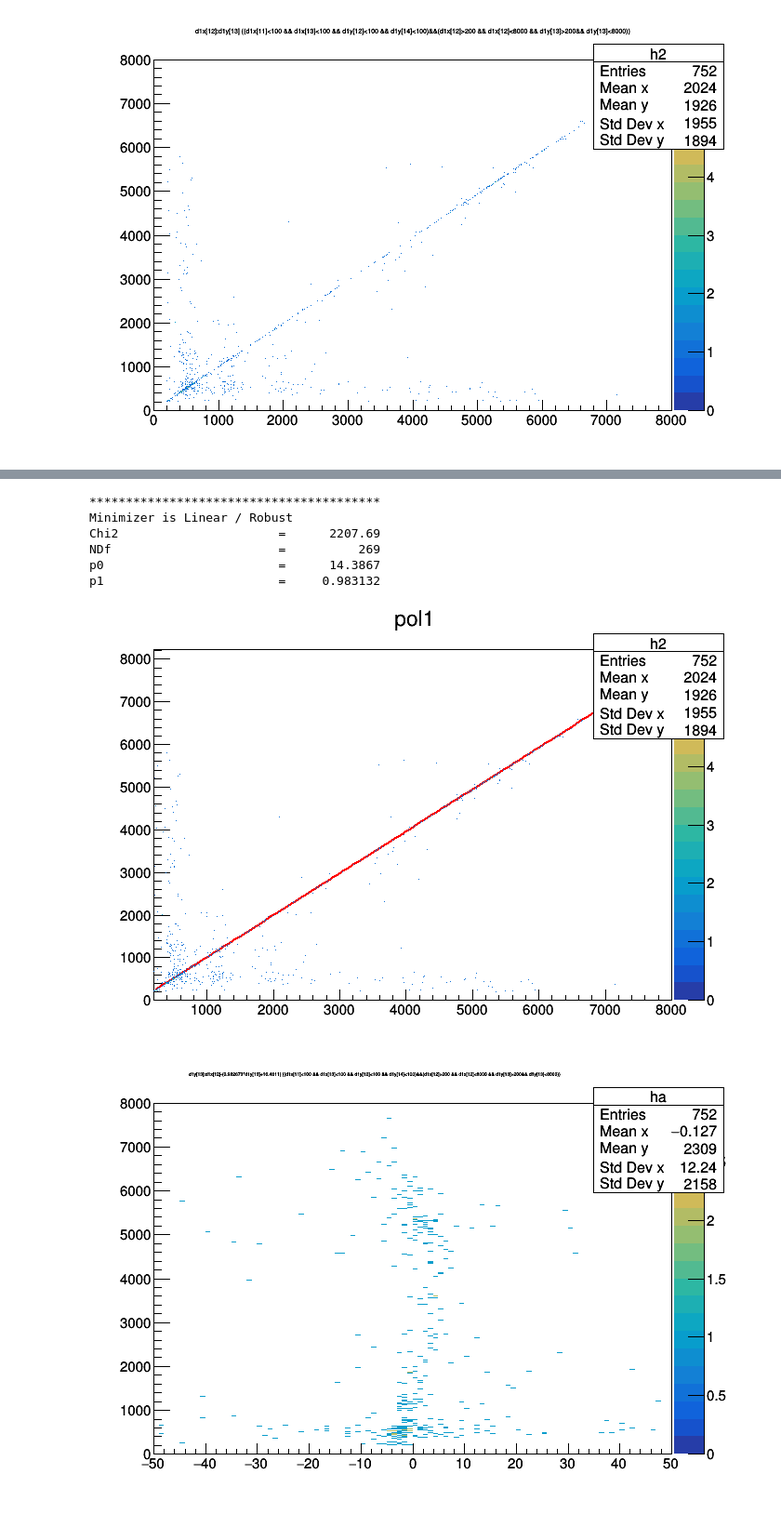
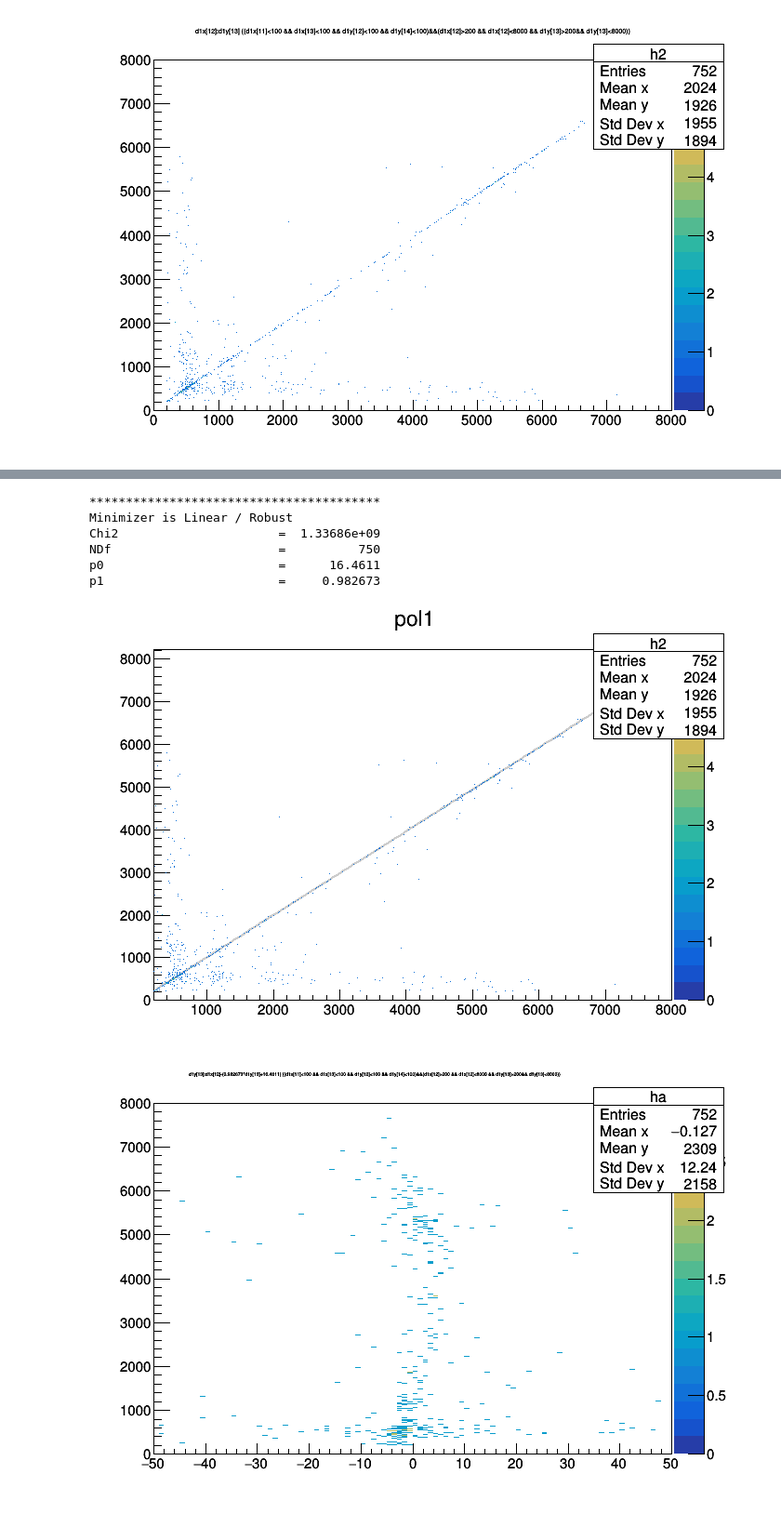
Before and after one commit to pkuNucExp/Data-Analysis-Course, a Jupyter notebook: chapt2/DSSD/front-back/dssd front-back.ipynb, the cells around one changed output, grey strips where cells are left out. Shown: that part at 93% size. Cells and saved outputs as stored; diff of their text form; code cells hidden in the pictures.

```diff
--- a/chapt2/DSSD/front-back/dssd front-back.ipynb
+++ b/chapt2/DSSD/front-back/dssd front-back.ipynb
@@ -122,21 +134,21 @@ https://root.cern.ch/root/html/tutorials/fit/fitLinearRobust.C.html
 # %%
 gr->Fit(fp1,"ROB");
    //The option "rob=0.75" means that we want to use robust fitting and
    //we know that at least 75% of data is good points (at least 50% of points
    //should be good to use this algorithm). If you don't specify any number
    //and just use "rob" for the option, default value of (npoints+nparameters+1)/2
    //will be taken
 fp1->Draw();
-h2->Draw("colz same");
+h2->Draw("same colz");
 c1->Draw();
 # %% [output]
 ****************************************
 Minimizer is Linear / Robust
-Chi2                      =      2207.69
-NDf                       =          269
-p0                        =      14.3867
-p1                        =     0.983132
+Chi2                      =  1.33686e+09
+NDf                       =          750
+p0                        =      16.4611
+p1                        =     0.982673
-[figure, old version]
+[figure, new version]
 # %%
 tree->Draw("d1y[13]:d1x[12]-(0.982673*d1y[13]+16.4611)>>ha(100,-50,50,1000,0,8000)",cveto&&c1213,"colz");//front-back correlation with crosstalk rejection
 c1->Draw();//从图上看，一次函数拟合并不是很好
```
Also changed, not shown: parts of 9 cells of this notebook, 1 other file.
